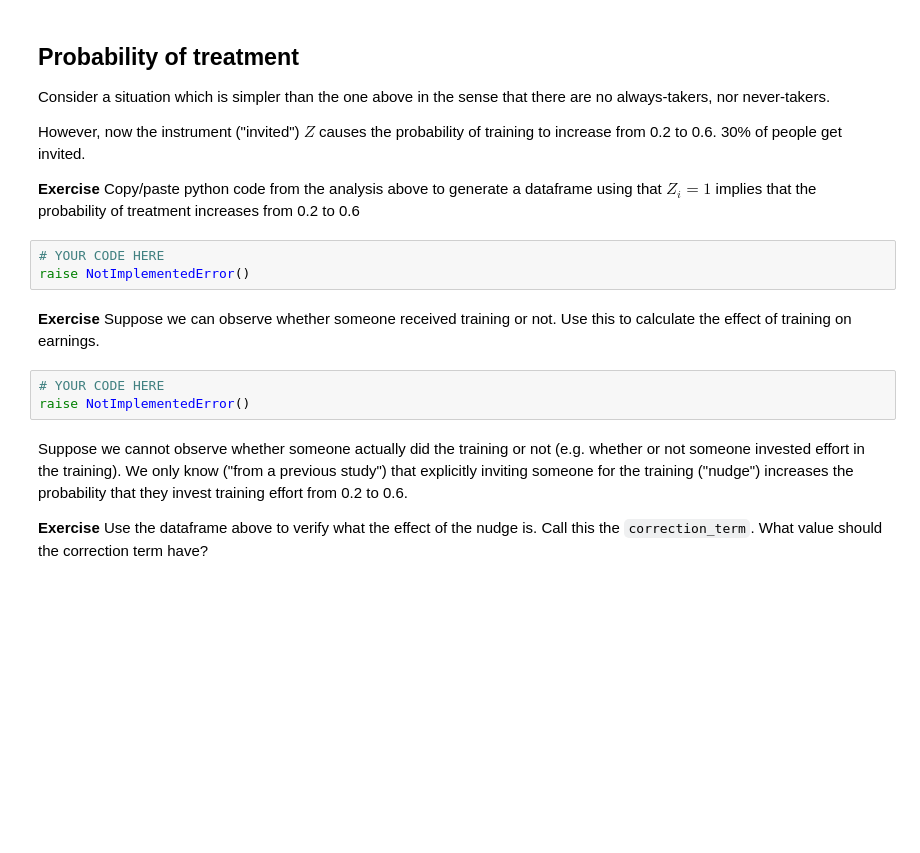
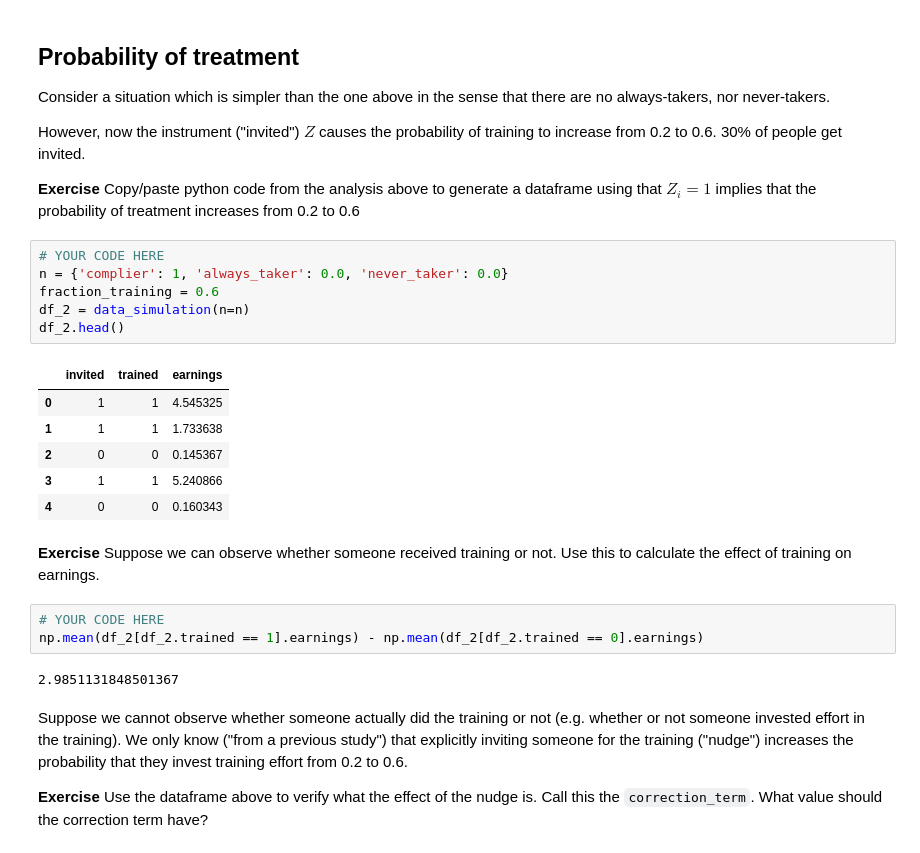
Before and after one commit to cejkiebo/msc_datascience, a Jupyter notebook: Statistical_Hacking.ipynb, the cells around one changed output. Drawn from its saved outputs; the diff is of its cells as text; blank space fills up the shorter version.

```diff
--- a/Statistical_Hacking.ipynb
+++ b/Statistical_Hacking.ipynb
@@ -3073,14 +3073,26 @@ Consider a situation which is simpler than the one above in the sense that there
 However, now the instrument ("invited") $Z$ causes the probability of training to increase from 0.2 to 0.6. 30% of people get invited.
 
 **Exercise** Copy/paste python code from the analysis above to generate a dataframe using that $Z_i=1$ implies that the probability of treatment increases from 0.2 to 0.6
-# %%
-# YOUR CODE HERE
-raise NotImplementedError()
+# %%
+# YOUR CODE HERE
+n = {'complier': 1, 'always_taker': 0.0, 'never_taker': 0.0}
+fraction_training = 0.6
+df_2 = data_simulation(n=n)
+df_2.head()
+# %% [output]
+|  | invited | trained | earnings |
+| 0 | 1 | 1 | 4.545325 |
+| 1 | 1 | 1 | 1.733638 |
+| 2 | 0 | 0 | 0.145367 |
+| 3 | 1 | 1 | 5.240866 |
+| 4 | 0 | 0 | 0.160343 |
 # %% [markdown]
 **Exercise** Suppose we can observe whether someone received training or not. Use this to calculate the effect of training on earnings.
-# %%
-# YOUR CODE HERE
-raise NotImplementedError()
+# %%
+# YOUR CODE HERE
+np.mean(df_2[df_2.trained == 1].earnings) - np.mean(df_2[df_2.trained == 0].earnings)
+# %% [output]
+2.9851131848501367
 # %% [markdown]
 Suppose we cannot observe whether someone actually did the training or not (e.g. whether or not someone invested effort in the training). We only know ("from a previous study") that explicitly inviting someone for the training ("nudge") increases the probability that they invest training effort from 0.2 to 0.6.
 
```
